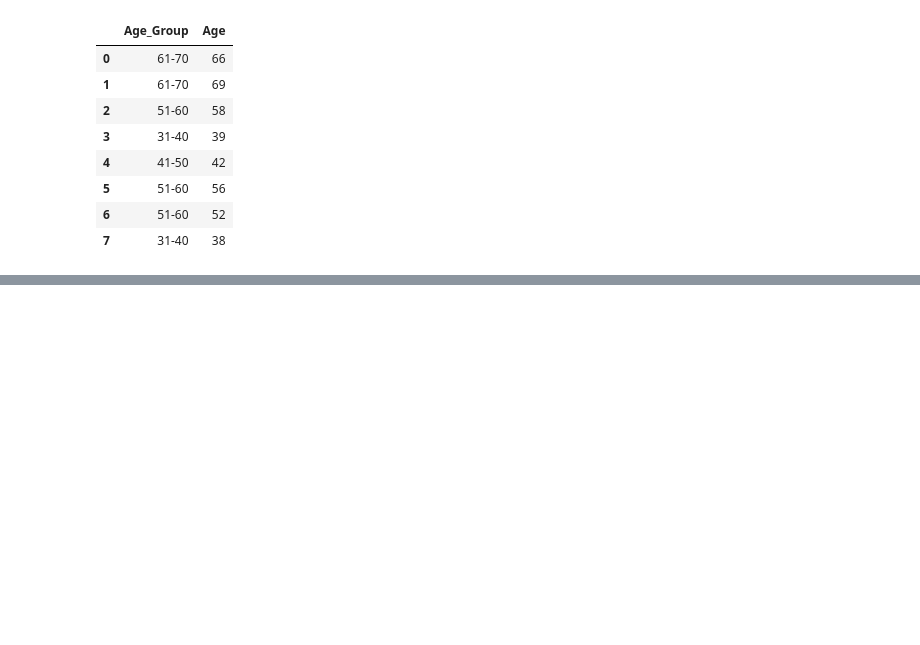
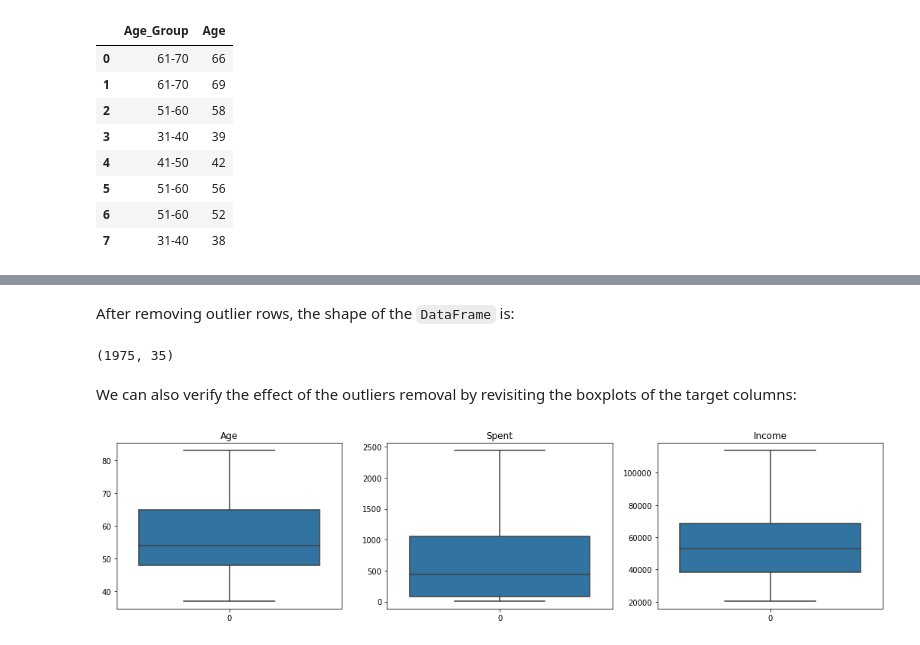
Before and after one commit to pspanoudakis/Data-Mining-Techniques-Projects, a Jupyter notebook: project1/CustomerPersonalityAnalysis.ipynb, the cells around one changed output, grey strips where cells are left out. Drawn from its saved outputs; the diff is of its cells as text; code cells hidden in the pictures; blank space fills up the shorter version.

```diff
--- a/project1/CustomerPersonalityAnalysis.ipynb
+++ b/project1/CustomerPersonalityAnalysis.ipynb
@@ -342,0 +375,26 @@ dataDf[[DataColumn.AGE_GROUP, DataColumn.AGE]].head(n=8)
+# %%
+def removeColumnOutliers(df: pd.DataFrame, col: str):
+    q1 = np.percentile(df[col], q=25, interpolation='midpoint')
+    q3 = np.percentile(df[col], q=75, interpolation='midpoint')
+    iqr = q3 - q1
+
+    lowerLimit = q3 - 1.5 * iqr
+    upperLimit = q3 + 1.5 * iqr
+
+    df = df[df[col] <= upperLimit]
+    return df[df[col] >= lowerLimit]
+
+for col in outlierCols:
+    dataDf = removeColumnOutliers(dataDf, col)
+# %% [markdown]
+After removing outlier rows, the shape of the `DataFrame` is:
+# %%
+dataDf.shape
+# %% [output]
+(1975, 35)
+# %% [markdown]
+We can also verify the effect of the outliers removal by revisiting the boxplots of the target columns:
+# %%
+boxPlotCols(dataDf, outlierCols)
+# %% [output]
+[figure, added]
```
Also changed, not shown: parts of 7 cells of this notebook.
